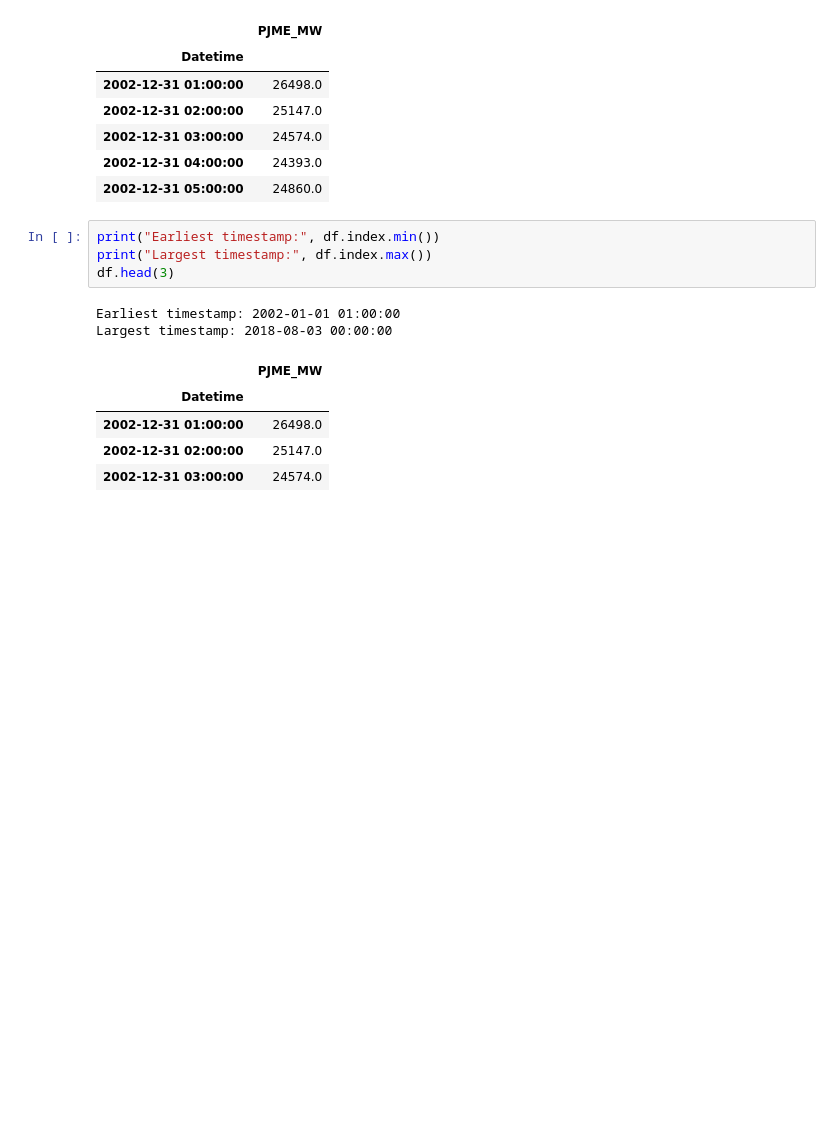
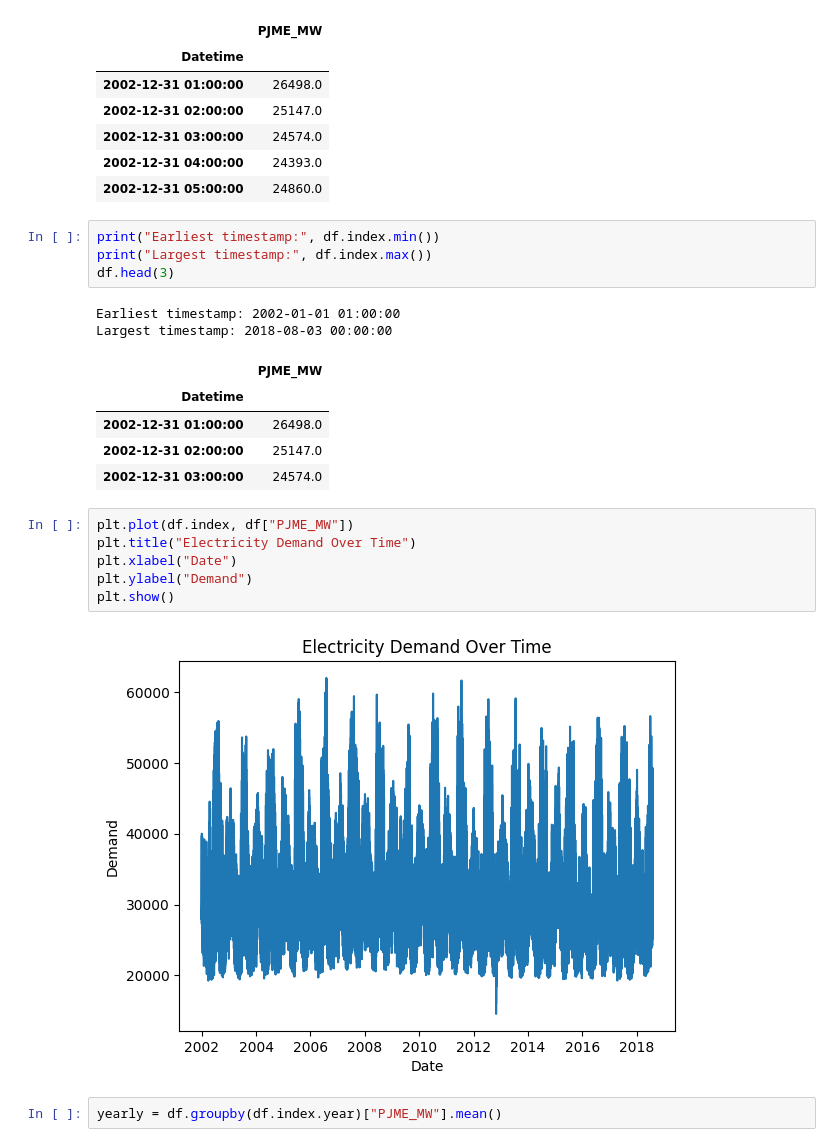
Before and after one commit to Prakalp-74/pjm-energy-demand-forecasting, a Jupyter notebook: Untitled.ipynb, the cells around one changed output. Cells and saved outputs as stored; diff of their text form; blank space fills up the shorter version.

Commit message:
Analyze yearly monthly hourly demand patterns

```diff
--- a/Untitled.ipynb
+++ b/Untitled.ipynb
@@ -78,3 +78,13 @@ Largest timestamp: 2018-08-03 00:00:00
 | 2002-12-31 01:00:00 | 26498.0 |
 | 2002-12-31 02:00:00 | 25147.0 |
 | 2002-12-31 03:00:00 | 24574.0 |
+# %%
+plt.plot(df.index, df["PJME_MW"])
+plt.title("Electricity Demand Over Time")
+plt.xlabel("Date")
+plt.ylabel("Demand")
+plt.show()
+# %% [output]
+[figure, added]
+# %%
+yearly = df.groupby(df.index.year)["PJME_MW"].mean()
```
Also changed, not shown: parts of 9 cells of this notebook.
